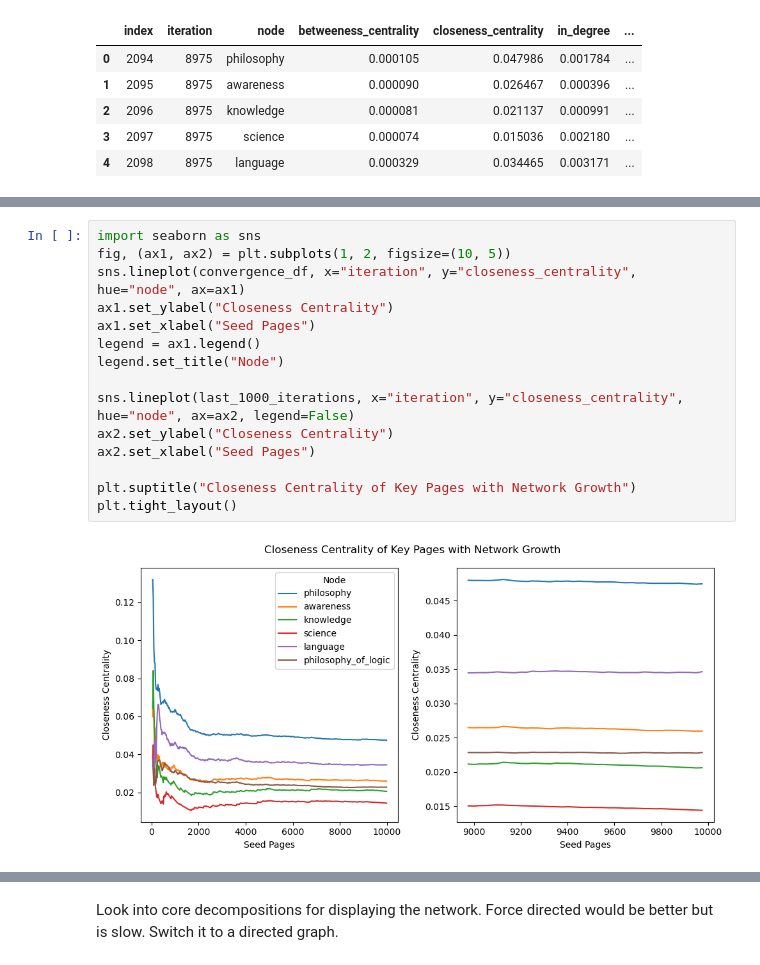
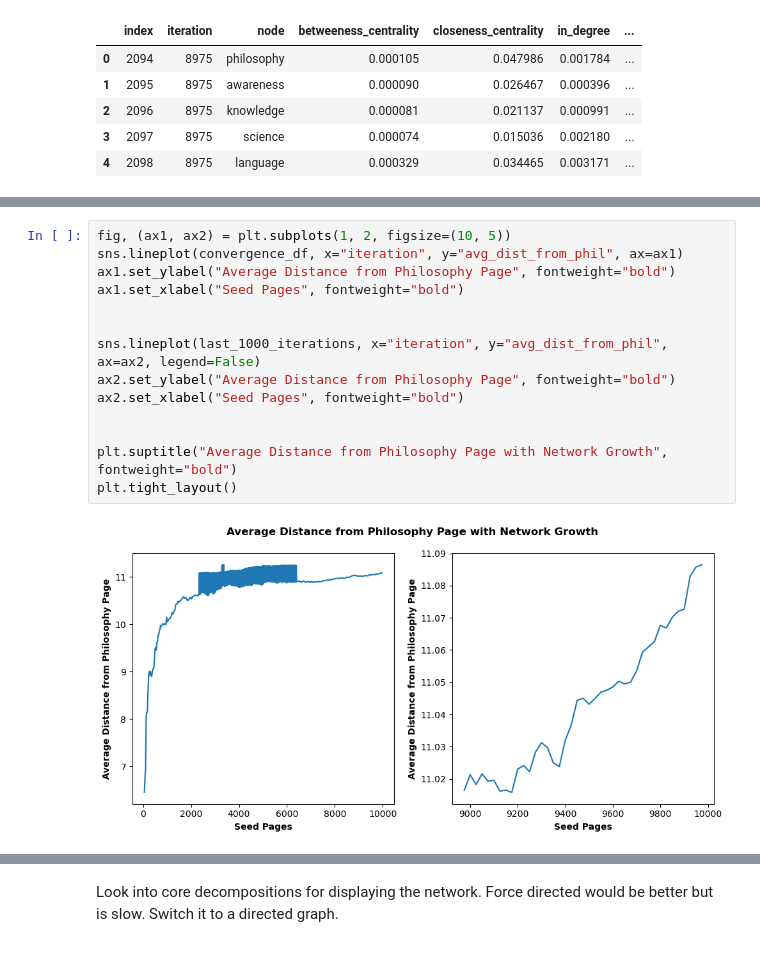
Before and after one commit to austinbarish/645-final-project, a Jupyter notebook: EDA.ipynb, the cells around one changed output, grey strips where cells are left out. Drawn from its saved outputs; the diff is of its cells as text.

```diff
--- a/EDA.ipynb
+++ b/EDA.ipynb
@@ -544,17 +728,16 @@ last_1000_iterations.head()
 # %%
-import seaborn as sns
 fig, (ax1, ax2) = plt.subplots(1, 2, figsize=(10, 5))
-sns.lineplot(convergence_df, x="iteration", y="closeness_centrality", hue="node", ax=ax1)
-ax1.set_ylabel("Closeness Centrality")
-ax1.set_xlabel("Seed Pages")
-legend = ax1.legend()
-legend.set_title("Node")
+sns.lineplot(convergence_df, x="iteration", y="avg_dist_from_phil", ax=ax1)
+ax1.set_ylabel("Average Distance from Philosophy Page", fontweight="bold")
+ax1.set_xlabel("Seed Pages", fontweight="bold")
 
-sns.lineplot(last_1000_iterations, x="iteration", y="closeness_centrality", hue="node", ax=ax2, legend=False)
-ax2.set_ylabel("Closeness Centrality")
-ax2.set_xlabel("Seed Pages")
 
-plt.suptitle("Closeness Centrality of Key Pages with Network Growth")
+sns.lineplot(last_1000_iterations, x="iteration", y="avg_dist_from_phil", ax=ax2, legend=False)
+ax2.set_ylabel("Average Distance from Philosophy Page", fontweight="bold")
+ax2.set_xlabel("Seed Pages", fontweight="bold")
+
+
+plt.suptitle("Average Distance from Philosophy Page with Network Growth", fontweight="bold")
 plt.tight_layout()
 # %% [output]
-[figure, old version]
+[figure, new version]
```
Also changed, not shown: parts of 25 cells of this notebook.
